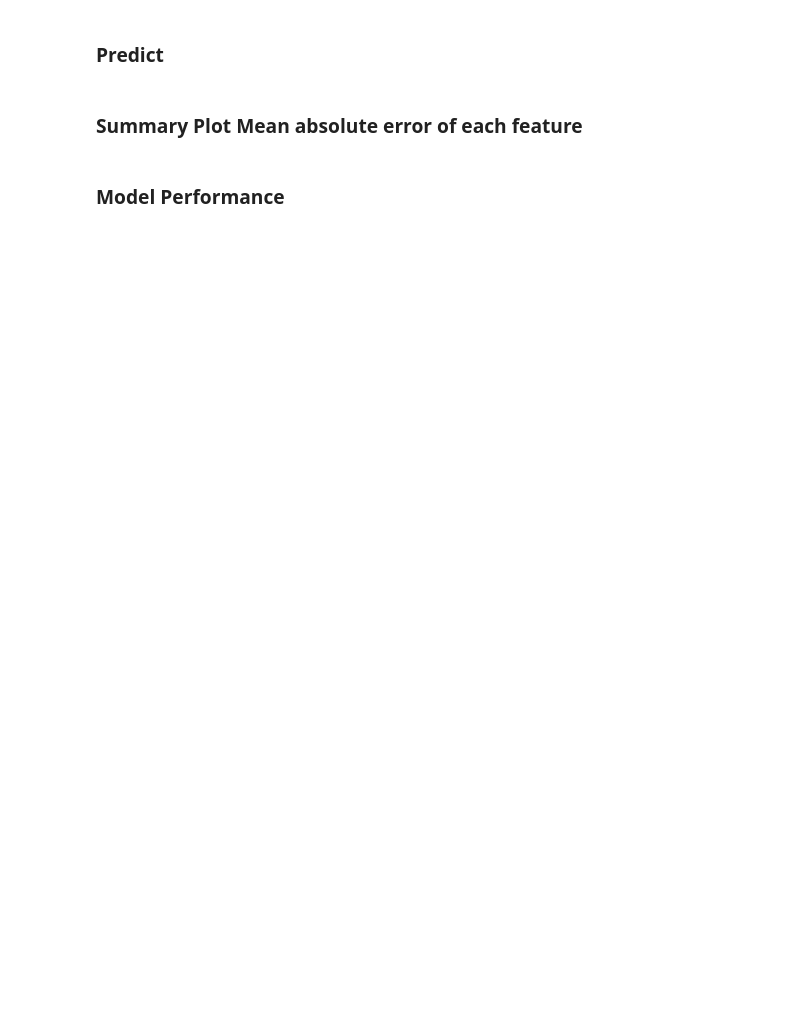
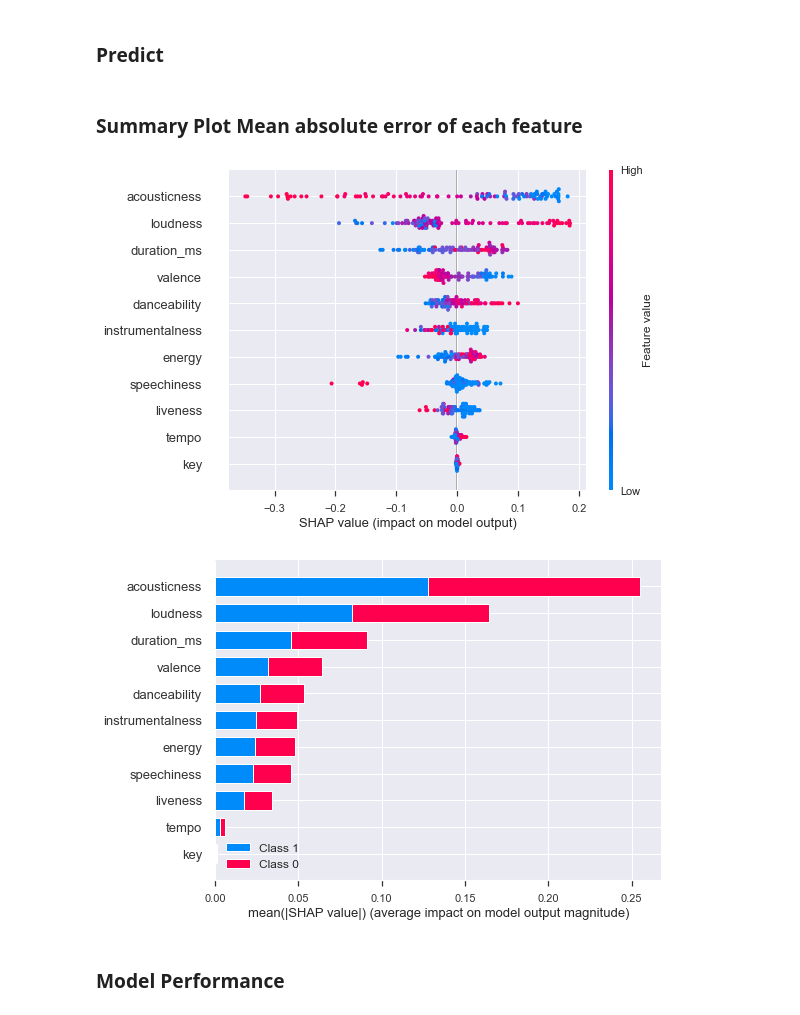
Before and after one commit to data-gab/Song-Popularity-Prediction, a Jupyter notebook: NOTEBOOKS/Classification Models-SCALED-shallow trees.ipynb, the cells around one changed output. Cells and saved outputs as stored; diff of their text form; code cells hidden in the pictures; blank space fills up the shorter version.

```diff
--- a/NOTEBOOKS/Classification Models-SCALED-shallow trees.ipynb
+++ b/NOTEBOOKS/Classification Models-SCALED-shallow trees.ipynb
@@ -671,7 +672,10 @@ pred = forest.predict(X_test)
 # %% [markdown]
 ### Summary Plot Mean absolute error of each feature
 # %%
-#plot_shap_tree(forest, X_train, X)
+plot_shap_tree(forest, X_train, X)
+# %% [output]
+[figure, added]
+[figure, added]
 # %% [markdown]
 ### Model Performance
 # %%
```
Also changed, not shown: parts of 16 cells of this notebook, 4 other files.
